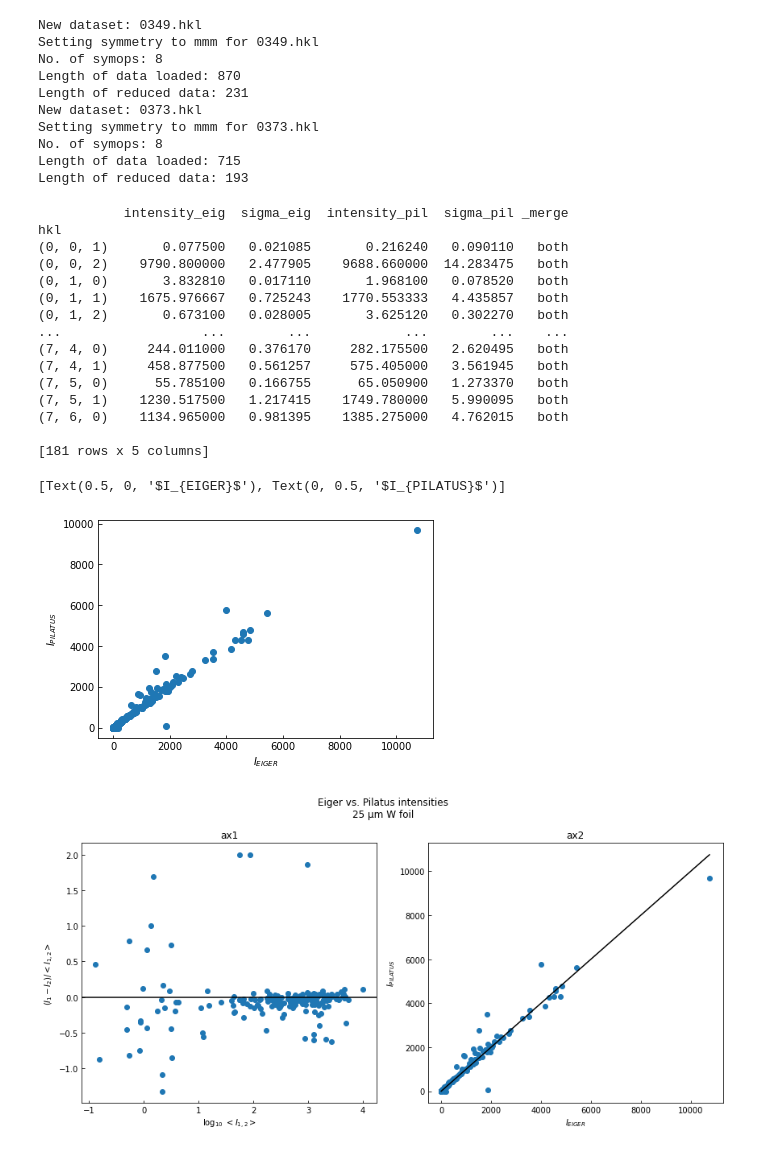
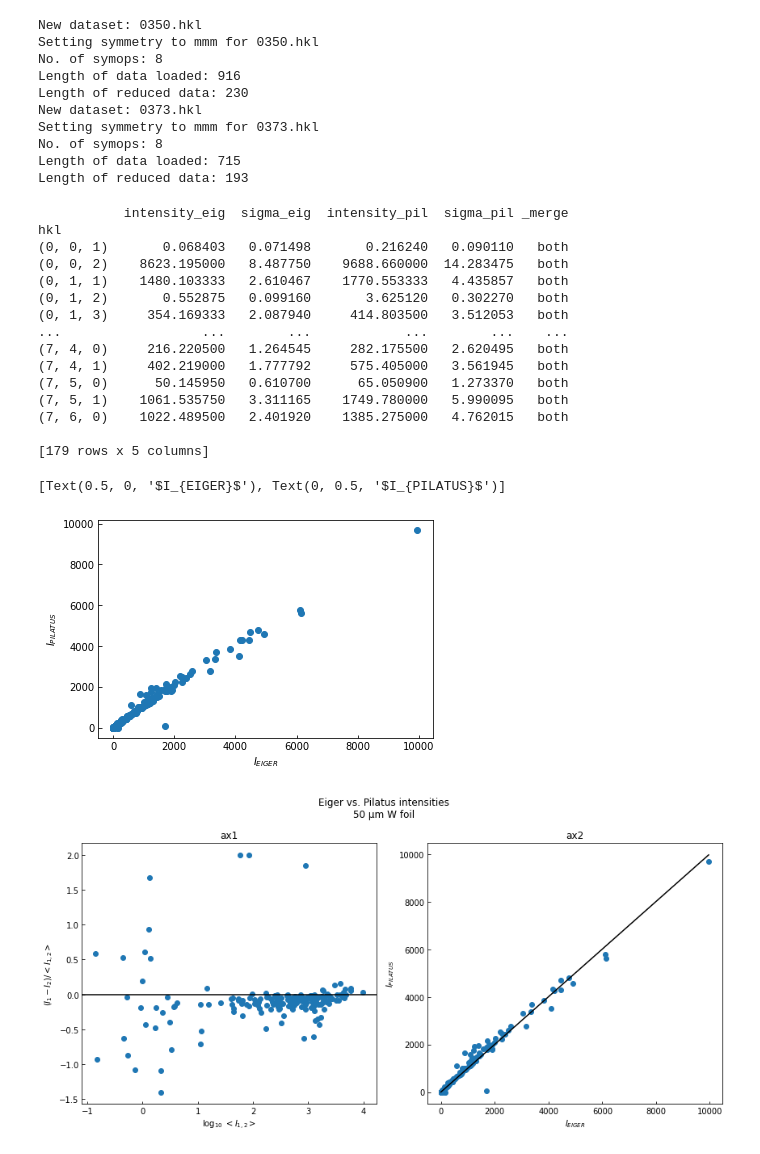
Before and after one commit to SinCrys/sincrys_eiger_pilatus, a Jupyter notebook: plot_w25_frames.ipynb, the cells around one changed output. Drawn from its saved outputs; the diff is of its cells as text; code cells hidden in the pictures.

Commit message:
correction to dataset #

```diff
--- a/plot_w25_frames.ipynb
+++ b/plot_w25_frames.ipynb
@@ -9,14 +9,14 @@ from dataset import dataset
 pd.set_option('display.max_rows', 10)
 # %%
 fesb_symm = 'mmm'
-eiger_w25 = dataset('0349.hkl', symmetry=fesb_symm)
-pilatus_w25 = dataset('0373.hkl', symmetry=fesb_symm)
+eiger_w50 = dataset('0350.hkl', symmetry=fesb_symm)
+pilatus_w50 = dataset('0373.hkl', symmetry=fesb_symm)
 # %% [output]
-New dataset: 0349.hkl
-Setting symmetry to mmm for 0349.hkl
+New dataset: 0350.hkl
+Setting symmetry to mmm for 0350.hkl
 No. of symops: 8
-Length of data loaded: 870
-Length of reduced data: 231
+Length of data loaded: 916
+Length of reduced data: 230
 New dataset: 0373.hkl
 Setting symmetry to mmm for 0373.hkl
 No. of symops: 8
@@ -24,25 +24,25 @@ Length of data loaded: 715
 Length of reduced data: 193
 # %%
 # merge the datasets based on the hkl-tuples
-data = eiger_w25.data.merge(pilatus_w25.data, how='inner', on=['hkl'], suffixes=('_eig','_pil'), indicator=True)
+data = eiger_w50.data.merge(pilatus_w50.data, how='inner', on=['hkl'], suffixes=('_eig','_pil'), indicator=True)
 # %%
 print(data)
 # %% [output]
            intensity_eig  sigma_eig  intensity_pil  sigma_pil _merge
 hkl
-(0, 0, 1)       0.077500   0.021085       0.216240   0.090110   both
-(0, 0, 2)    9790.800000   2.477905    9688.660000  14.283475   both
-(0, 1, 0)       3.832810   0.017110       1.968100   0.078520   both
-(0, 1, 1)    1675.976667   0.725243    1770.553333   4.435857   both
-(0, 1, 2)       0.673100   0.028005       3.625120   0.302270   both
+(0, 0, 1)       0.068403   0.071498       0.216240   0.090110   both
+(0, 0, 2)    8623.195000   8.487750    9688.660000  14.283475   both
+(0, 1, 1)    1480.103333   2.610467    1770.553333   4.435857   both
+(0, 1, 2)       0.552875   0.099160       3.625120   0.302270   both
+(0, 1, 3)     354.169333   2.087940     414.803500   3.512053   both
 ...                  ...        ...            ...        ...    ...
-(7, 4, 0)     244.011000   0.376170     282.175500   2.620495   both
-(7, 4, 1)     458.877500   0.561257     575.405000   3.561945   both
-(7, 5, 0)      55.785100   0.166755      65.050900   1.273370   both
-(7, 5, 1)    1230.517500   1.217415    1749.780000   5.990095   both
-(7, 6, 0)    1134.965000   0.981395    1385.275000   4.762015   both
+(7, 4, 0)     216.220500   1.264545     282.175500   2.620495   both
+(7, 4, 1)     402.219000   1.777792     575.405000   3.561945   both
+(7, 5, 0)      50.145950   0.610700      65.050900   1.273370   both
+(7, 5, 1)    1061.535750   3.311165    1749.780000   5.990095   both
+(7, 6, 0)    1022.489500   2.401920    1385.275000   4.762015   both
 
-[181 rows x 5 columns]
+[179 rows x 5 columns]
 # %%
 # calculate the scalar between them as the sum(intensity1*intensity2)/sum(intensity1)
 # and scale intensity1 to intensity2
@@ -59,39 +59,39 @@ ax.set(xlabel='$I_{EIGER}$',
       )
 # %% [output]
 [Text(0.5, 0, '$I_{EIGER}$'), Text(0, 0.5, '$I_{PILATUS}$')]
-[figure, old version]
+[figure, new version]
 # %%
 fig, (ax1, ax2) = plt.subplots(1,2,figsize=(12,6))
 
 data_mean = (data['intensity_eig'] + data['intensity_pil'])/2
 x = np.log10(data_mean)
 
 y = (data['intensity_eig']-data['intensity_pil'])/data_mean
 ax1.axhline(y=0, c='k')
 ax1.scatter(x, y)
 
 ax1.tick_params(direction='in')
 
 ax1.set(xlabel=r'log$_{10}$ $<I_{1,2}>$',
         ylabel='($I_1 - I_2$)/$<I_{1,2}>$',
         title='ax1'
 
       )
 
 # plot a straight line to the maximal value
 ax2.plot([0, data['intensity_eig'].max()], [0, data['intensity_eig'].max()], c='k')
 
 ax2.scatter(data['intensity_eig'], data['intensity_pil'])
 ax2.tick_params(direction='in')
 
 ax2.set(xlabel='$I_{EIGER}$',
         ylabel='$I_{PILATUS}$',
         title='ax2'
        )
 
 
 
-fig.suptitle('Eiger vs. Pilatus intensities\n25 µm W foil')
+fig.suptitle('Eiger vs. Pilatus intensities\n50 µm W foil')
 fig.tight_layout()
 # %% [output]
-[figure, old version]
+[figure, new version]
```
